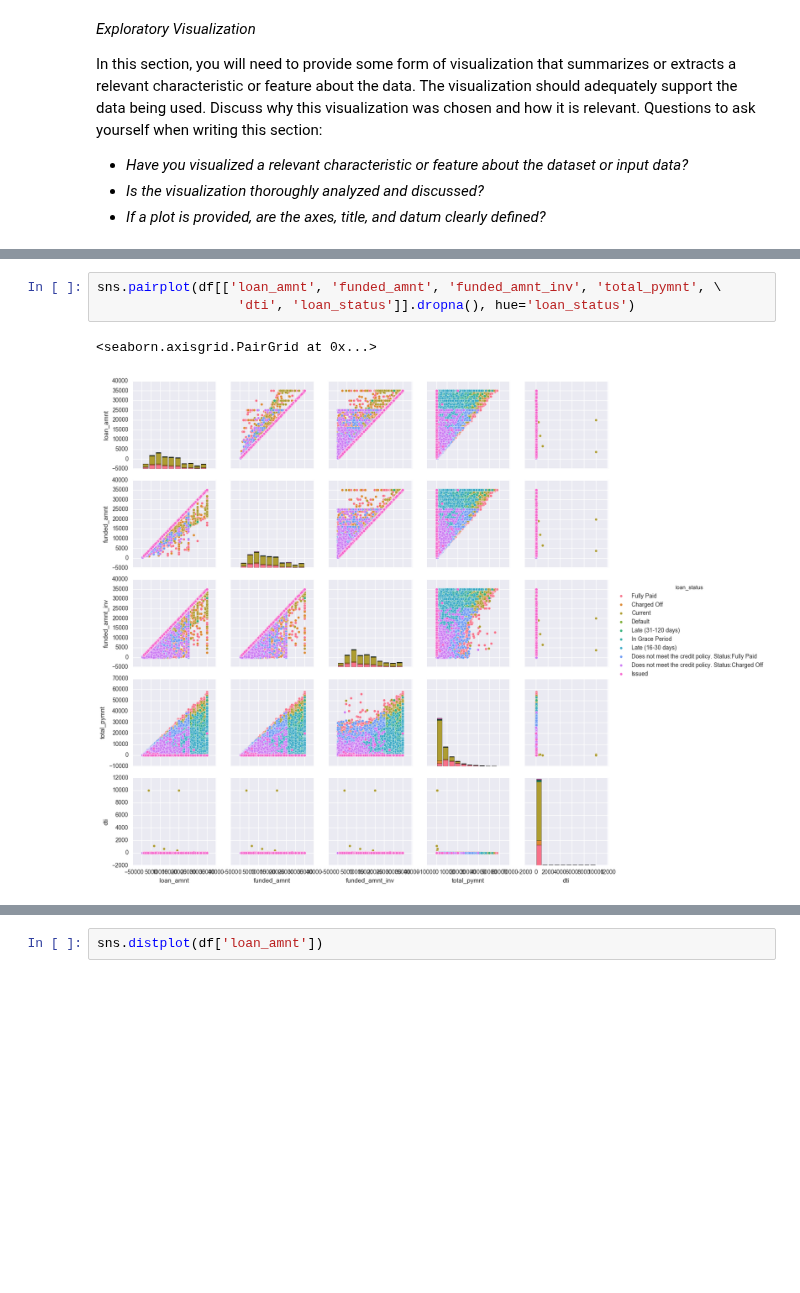
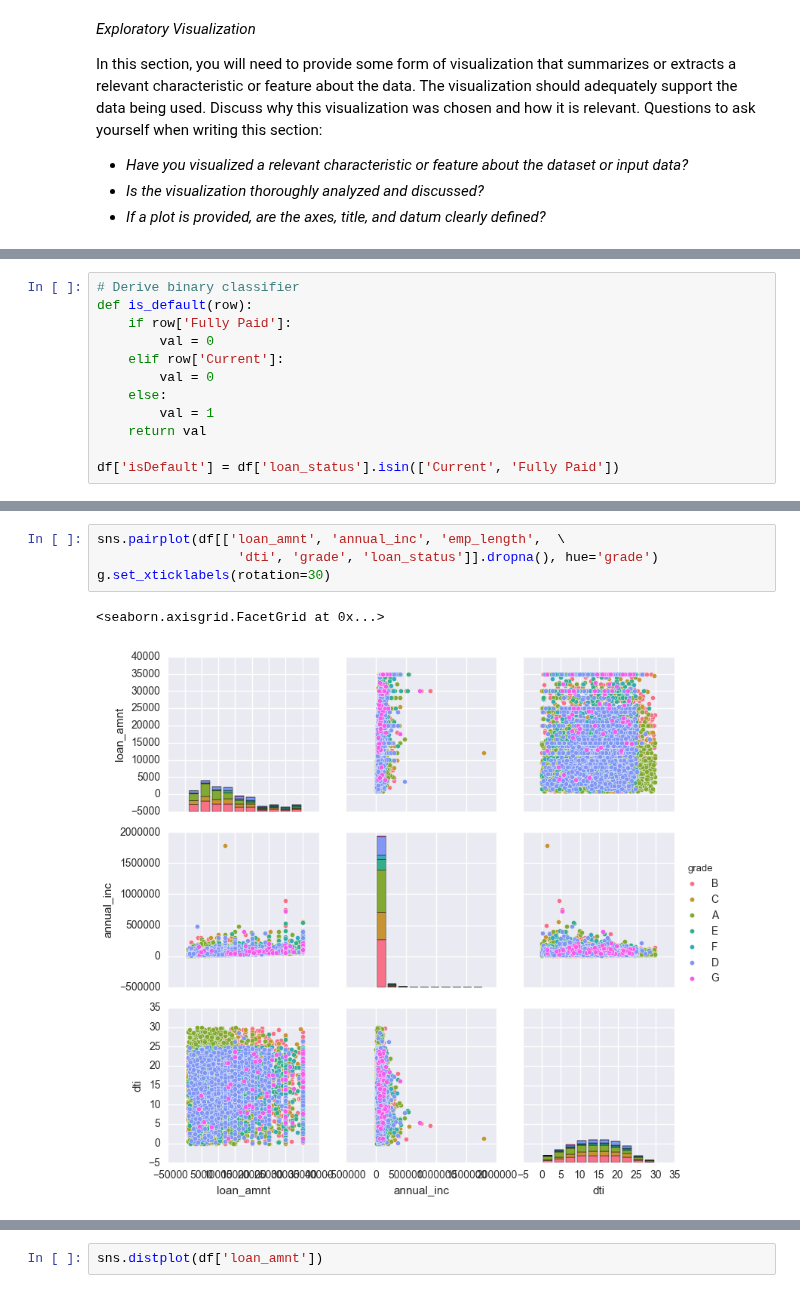
Before and after one commit to Vaultica/Projects, a Jupyter notebook: machine-learning/projects/capstone/Lending Club Capstone Project Notebook.ipynb, the cells around one changed output, grey strips where cells are left out. Saved outputs shown, nothing was run; the diff lists cells and outputs as text; blank space fills up the shorter version.

```diff
--- a/machine-learning/projects/capstone/Lending Club Capstone Project Notebook.ipynb
+++ b/machine-learning/projects/capstone/Lending Club Capstone Project Notebook.ipynb
@@ -181,0 +226,12 @@ In this section, you will need to provide some form of visualization that summar
+# %%
+# Derive binary classifier
+def is_default(row):
+    if row['Fully Paid']:
+        val = 0
+    elif row['Current']:
+        val = 0
+    else:
+        val = 1
+    return val
+
+df['isDefault'] = df['loan_status'].isin(['Current', 'Fully Paid'])
@@ -182,6 +264,7 @@ In this section, you will need to provide some form of visualization that summar
 # %%
-sns.pairplot(df[['loan_amnt', 'funded_amnt', 'funded_amnt_inv', 'total_pymnt', \
-                  'dti', 'loan_status']].dropna(), hue='loan_status')
+sns.pairplot(df[['loan_amnt', 'annual_inc', 'emp_length',  \
+                  'dti', 'grade', 'loan_status']].dropna(), hue='grade')
+g.set_xticklabels(rotation=30)
 # %% [output]
-<seaborn.axisgrid.PairGrid at 0x...>
+<seaborn.axisgrid.FacetGrid at 0x...>
-[figure, old version]
+[figure, new version]
```
Also changed, not shown: parts of 36 cells of this notebook.
